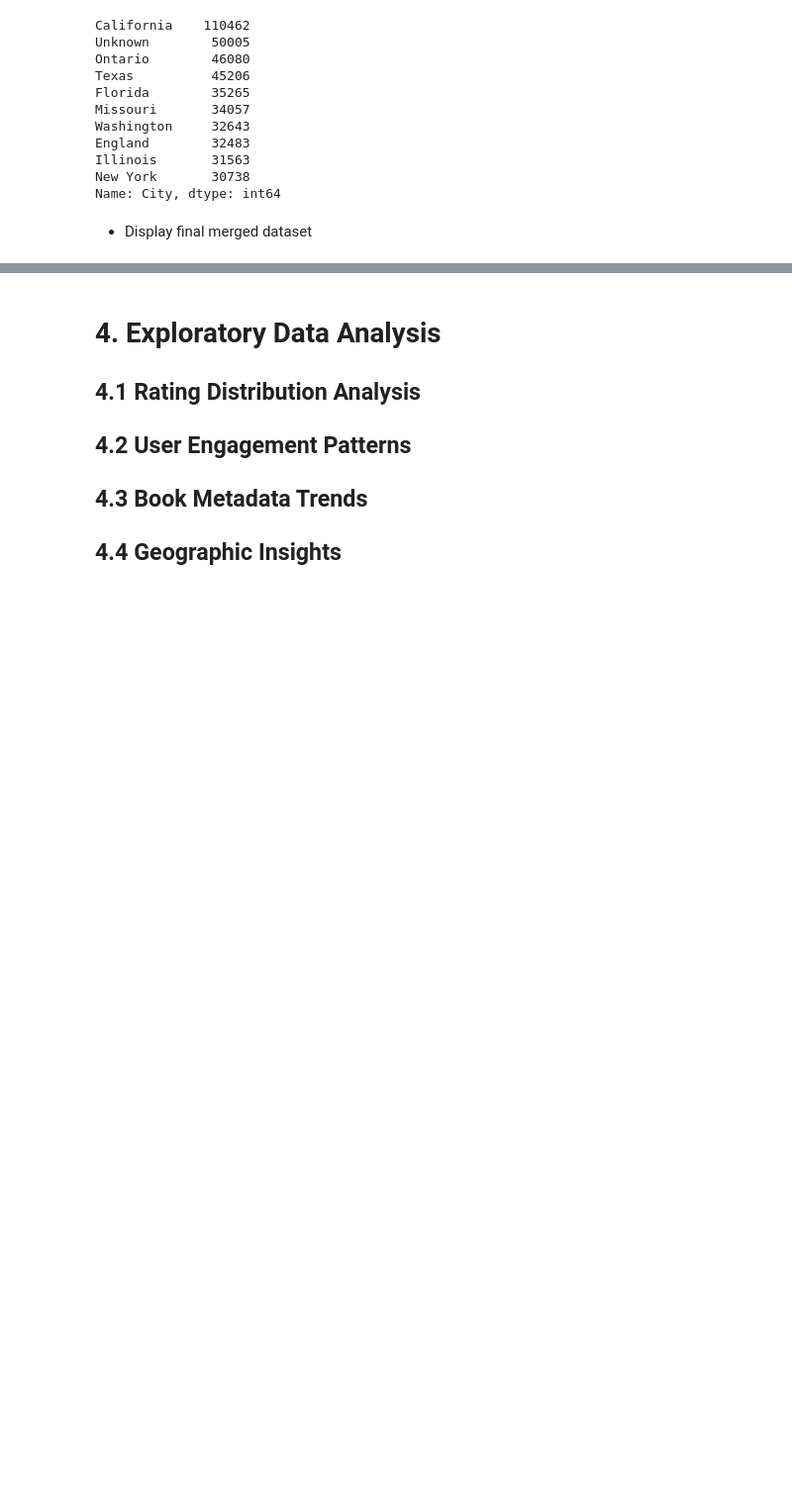
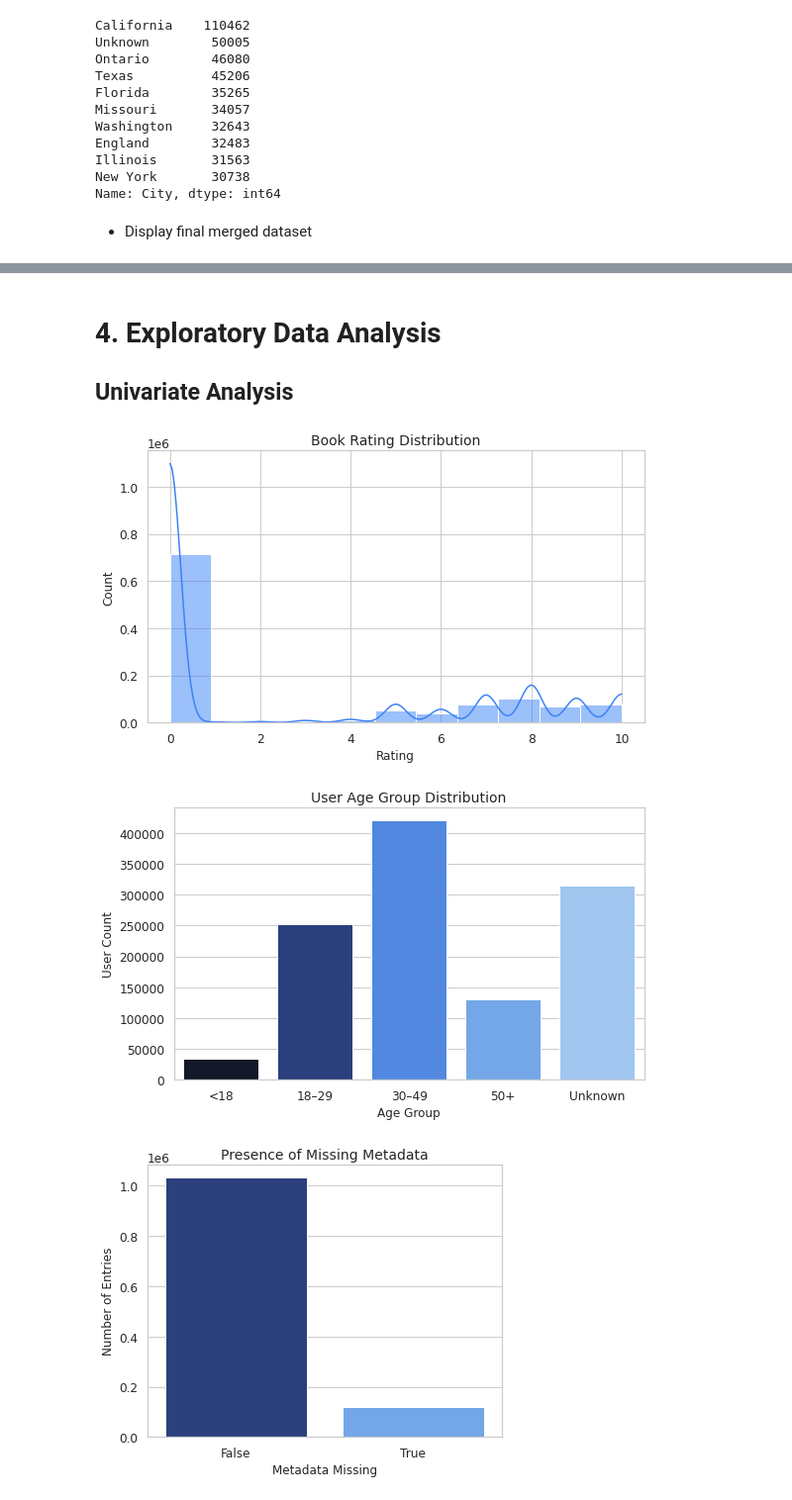
Before and after one commit to ruth-kitasi/Online-Book-Recommender-System, a Jupyter notebook: notebooks/leo.ipynb, the cells around one changed output, grey strips where cells are left out. Shown at 99% size. Cells and saved outputs as stored; diff of their text form; code cells hidden in the pictures; blank space fills up the shorter version.

Commit message:
Update EDA : Univariate analysis

```diff
--- a/notebooks/leo.ipynb
+++ b/notebooks/leo.ipynb
@@ -495,7 +495,55 @@ display(merged_df.sample(n= 10, random_state= 42))
 | 405917 | 98391 | 006000181X | 8 | With Her Last Breath | Cait London | Avon | 2003.0 | morrow, georgia, usa | ... |
 # %% [markdown]
 # 4. Exploratory Data Analysis
-## 4.1 Rating Distribution Analysis
-## 4.2 User Engagement Patterns
-## 4.3 Book Metadata Trends
-## 4.4 Geographic Insights
+
+## Univariate Analysis
+# %%
+import seaborn as sns
+import matplotlib.pyplot as plt
+
+# Set theme
+sns.set_theme(style="whitegrid", font_scale=1.1)
+cool_blues = ['#0f172a', '#1e3a8a', '#3b82f6', '#60a5fa', '#93c5fd']
+sns.set_palette(cool_blues)
+
+# 1. Rating Distribution
+plt.figure(figsize=(8, 5))
+sns.histplot(merged_df['Book-Rating'], bins=11, kde=True, color=cool_blues[2])
+plt.title("Book Rating Distribution", fontsize=14)
+plt.xlabel("Rating", fontsize=12)
+plt.ylabel("Count", fontsize=12)
+plt.tight_layout()
+plt.show()
+
+# 2. Age Group Distribution
+plt.figure(figsize=(8, 5))
+age_order = ['<18', '18–29', '30–49', '50+', 'Unknown'] if 'Unknown' in merged_df['Age_Group'].unique() else merged_df['Age_Group'].value_counts().index
+sns.countplot(x='Age_Group', data=merged_df, order=age_order, palette=cool_blues)
+plt.title("User Age Group Distribution", fontsize=14)
+plt.xlabel("Age Group", fontsize=12)
+plt.ylabel("User Count", fontsize=12)
+plt.tight_layout()
+plt.show()
+
+# 3. Missing Metadata Flag
+plt.figure(figsize=(6, 5))
+sns.countplot(x='Missing_Metadata', data=merged_df, palette=[cool_blues[1], cool_blues[3]])
+plt.title("Presence of Missing Metadata", fontsize=14)
+plt.xlabel("Metadata Missing", fontsize=12)
+plt.ylabel("Number of Entries", fontsize=12)
+plt.tight_layout()
+plt.show()
+
+# 4. Top 10 Countries by Rating Volume
+plt.figure(figsize=(10, 6))
+top_countries = merged_df['Country'].value_counts().head(10)
+sns.barplot(x=top_countries.values, y=top_countries.index, palette=cool_blues)
+plt.title("Top 10 Countries by Rating Volume", fontsize=14)
+plt.xlabel("Number of Ratings", fontsize=12)
+plt.ylabel("Country", fontsize=12)
+plt.tight_layout()
+plt.show()
+# %% [output]
+[figure, added]
+[figure, added]
+[figure, added]
```
Also changed, not shown: parts of 3 cells of this notebook.
